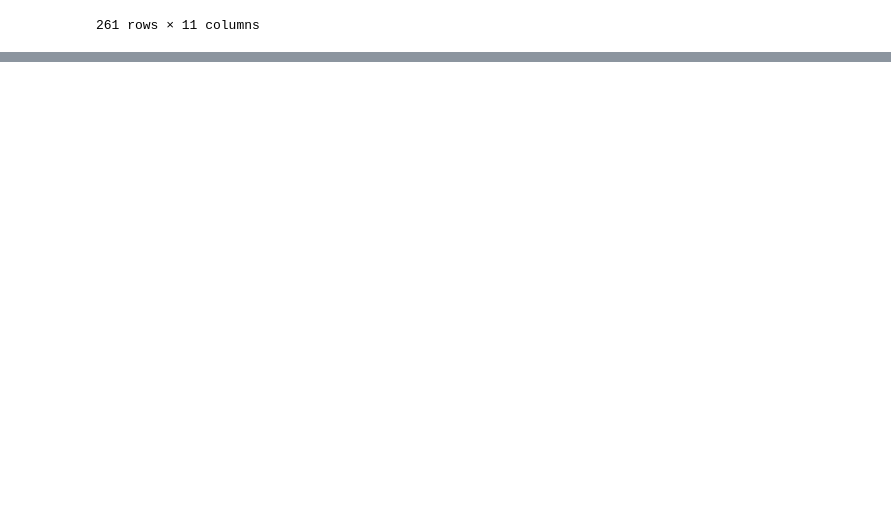
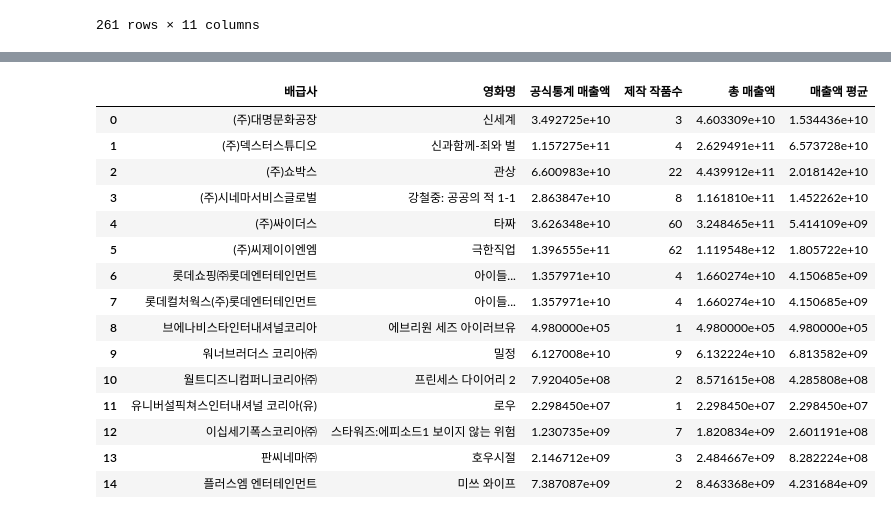
Before and after one commit to wonyounging/1_Project, a Jupyter notebook: 분석_역대영화+필모그래피(제작사).ipynb, the cells around one changed output, grey strips where cells are left out. Saved outputs shown, nothing was run; the diff lists cells and outputs as text; code cells hidden in the pictures; blank space fills up the shorter version.

```diff
--- a/분석_역대영화+필모그래피(제작사).ipynb
+++ b/분석_역대영화+필모그래피(제작사).ipynb
@@ -50,0 +242,3 @@ KeyError: ('배급사', '공식통계 매출액')
+# %%
+bb = bb.merge(tot_cnt, on='배급사', how='left')
+bb
@@ -50,0 +264,6 @@ KeyError: ('배급사', '공식통계 매출액')
+# %%
+# 제작사별 총 매출
+tot_sum = pd.DataFrame(producer_data.groupby("배급사")['공식통계 매출액'].sum())
+tot_sum = tot_sum.rename(columns={'공식통계 매출액': '총 매출액'})
+tot_sum = tot_sum.reset_index()
+tot_sum
@@ -50,0 +287,3 @@ KeyError: ('배급사', '공식통계 매출액')
+# %%
+bb = bb.merge(tot_sum, on='배급사', how='left')
+bb
@@ -50,0 +309,6 @@ KeyError: ('배급사', '공식통계 매출액')
+# %%
+# 제작사별 매출 평균
+tot_avg = pd.DataFrame(producer_data.groupby("배급사")['공식통계 매출액'].mean())
+tot_avg = tot_avg.rename(columns={'공식통계 매출액': '매출액 평균'})
+tot_avg = tot_avg.reset_index()
+tot_avg
@@ -50,0 +332,20 @@ KeyError: ('배급사', '공식통계 매출액')
+# %%
+bb = bb.merge(tot_avg, on='배급사', how='left')
+bb
+# %% [output]
+|  | 배급사 | 영화명 | 공식통계 매출액 | 제작 작품수 | 총 매출액 | 매출액 평균 |
+| 0 | (주)대명문화공장 | 신세계 | 3.492725e+10 | 3 | 4.603309e+10 | 1.534436e+10 |
+| 1 | (주)덱스터스튜디오 | 신과함께-죄와 벌 | 1.157275e+11 | 4 | 2.629491e+11 | 6.573728e+10 |
+| 2 | (주)쇼박스 | 관상 | 6.600983e+10 | 22 | 4.439912e+11 | 2.018142e+10 |
+| 3 | (주)시네마서비스글로벌 | 강철중: 공공의 적 1-1 | 2.863847e+10 | 8 | 1.161810e+11 | 1.452262e+10 |
+| 4 | (주)싸이더스 | 타짜 | 3.626348e+10 | 60 | 3.248465e+11 | 5.414109e+09 |
+| 5 | (주)씨제이이엔엠 | 극한직업 | 1.396555e+11 | 62 | 1.119548e+12 | 1.805722e+10 |
+| 6 | 롯데쇼핑㈜롯데엔터테인먼트 | 아이들... | 1.357971e+10 | 4 | 1.660274e+10 | 4.150685e+09 |
+| 7 | 롯데컬처웍스(주)롯데엔터테인먼트 | 아이들... | 1.357971e+10 | 4 | 1.660274e+10 | 4.150685e+09 |
+| 8 | 브에나비스타인터내셔널코리아 | 에브리원 세즈 아이러브유 | 4.980000e+05 | 1 | 4.980000e+05 | 4.980000e+05 |
+| 9 | 워너브러더스 코리아㈜ | 밀정 | 6.127008e+10 | 9 | 6.132224e+10 | 6.813582e+09 |
+| 10 | 월트디즈니컴퍼니코리아㈜ | 프린세스 다이어리 2 | 7.920405e+08 | 2 | 8.571615e+08 | 4.285808e+08 |
+| 11 | 유니버설픽쳐스인터내셔널 코리아(유) | 로우 | 2.298450e+07 | 1 | 2.298450e+07 | 2.298450e+07 |
+| 12 | 이십세기폭스코리아㈜ | 스타워즈:에피소드1 보이지 않는 위험 | 1.230735e+09 | 7 | 1.820834e+09 | 2.601191e+08 |
+| 13 | 판씨네마㈜ | 호우시절 | 2.146712e+09 | 3 | 2.484667e+09 | 8.282224e+08 |
+| 14 | 플러스엠 엔터테인먼트 | 미쓰 와이프 | 7.387087e+09 | 2 | 8.463368e+09 | 4.231684e+09 |
```
Also changed, not shown: parts of 36 cells of this notebook, 2 other files.
